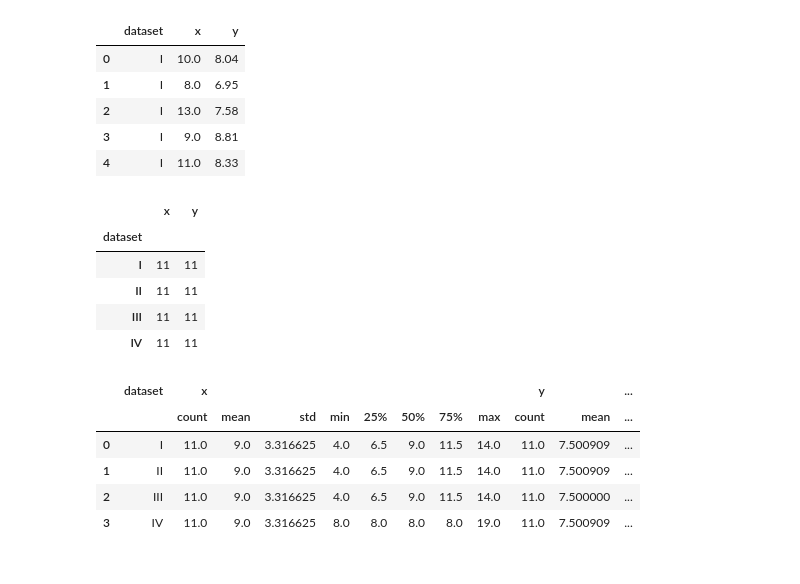
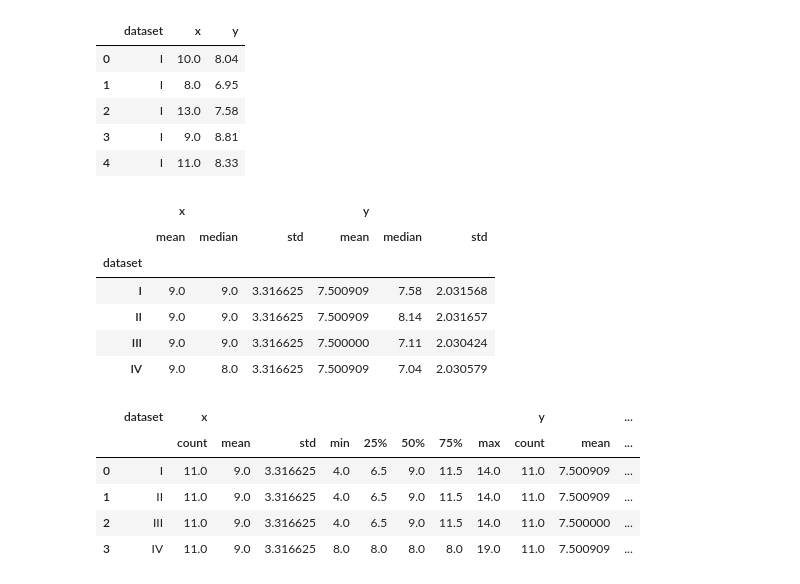
Before and after one commit to Saroj6632/numpy-pandas-visualization-exercises, a Jupyter notebook: seaborn_exercises.ipynb, the cells around one changed output. Drawn from its saved outputs; the diff is of its cells as text; code cells hidden in the pictures.

```diff
--- a/seaborn_exercises.ipynb
+++ b/seaborn_exercises.ipynb
@@ -121,14 +131,15 @@ anscombe.head()
 | 3 | I | 9.0 | 8.81 |
 | 4 | I | 11.0 | 8.33 |
 # %%
-anscombe.groupby('dataset').agg('count')
+anscombe.groupby('dataset')[['x', 'y']].agg(['mean','median','std'])
 # %% [output]
-|  | x | y |
-| dataset |  |  |
-| I | 11 | 11 |
-| II | 11 | 11 |
-| III | 11 | 11 |
-| IV | 11 | 11 |
+|  | x |  |  | y |  |  |
+|  | mean | median | std | mean | median | std |
+| dataset |  |  |  |  |  |  |
+| I | 9.0 | 9.0 | 3.316625 | 7.500909 | 7.58 | 2.031568 |
+| II | 9.0 | 9.0 | 3.316625 | 7.500909 | 8.14 | 2.031657 |
+| III | 9.0 | 9.0 | 3.316625 | 7.500000 | 7.11 | 2.030424 |
+| IV | 9.0 | 8.0 | 3.316625 | 7.500909 | 7.04 | 2.030579 |
 # %%
 anscombe.groupby('dataset').describe().reset_index()
 # %% [output]
```
Also changed, not shown: parts of 22 cells of this notebook.
